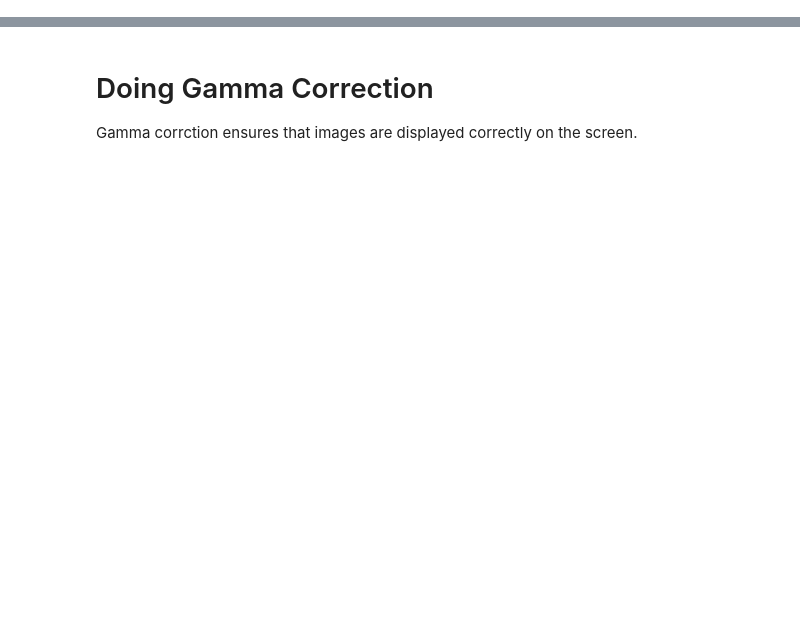
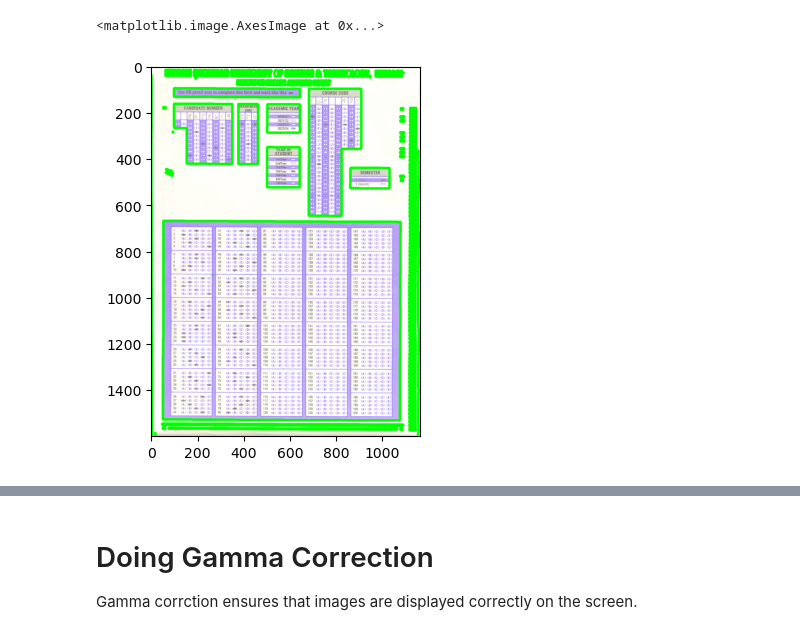
Before and after one commit to VisioMark/image_processing, a Jupyter notebook: playround.ipynb, the cells around one changed output, grey strips where cells are left out. Cells and saved outputs as stored; diff of their text form; code cells hidden in the pictures; blank space fills up the shorter version.

```diff
--- a/playround.ipynb
+++ b/playround.ipynb
@@ -84,0 +29,7 @@ io.imshow(img_cpy)
+# %%
+contours, hierarchy = cv2.findContours(imgCanny, cv2.RETR_EXTERNAL, cv2.CHAIN_APPROX_NONE) # FIND ALL CONTOURS
+cv2.drawContours(imgContours, contours, -1, (0, 255, 0), 10) # DRAW ALL DETECTED CONTOURS
+plt.imshow(imgContours)
+# %% [output]
+<matplotlib.image.AxesImage at 0x...>
+[figure, added]
```
Also changed, not shown: parts of 11 cells of this notebook, 3 other files.
